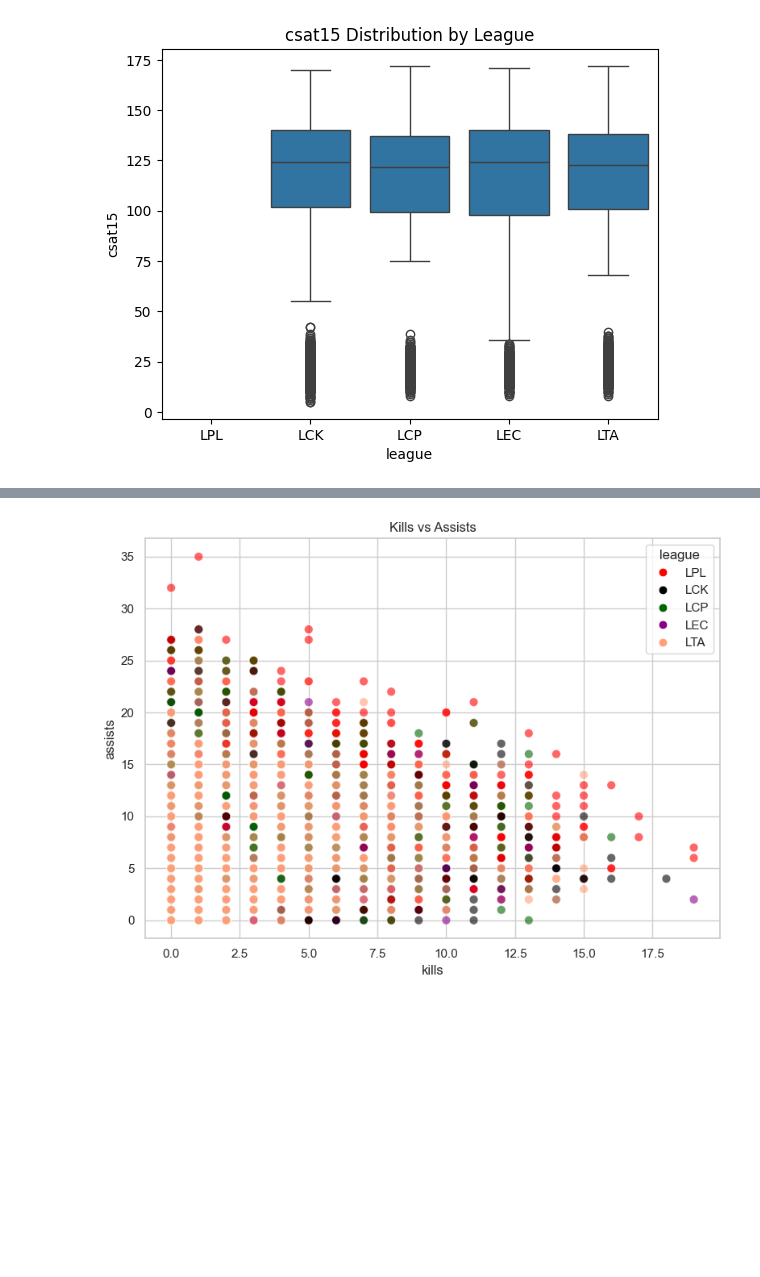
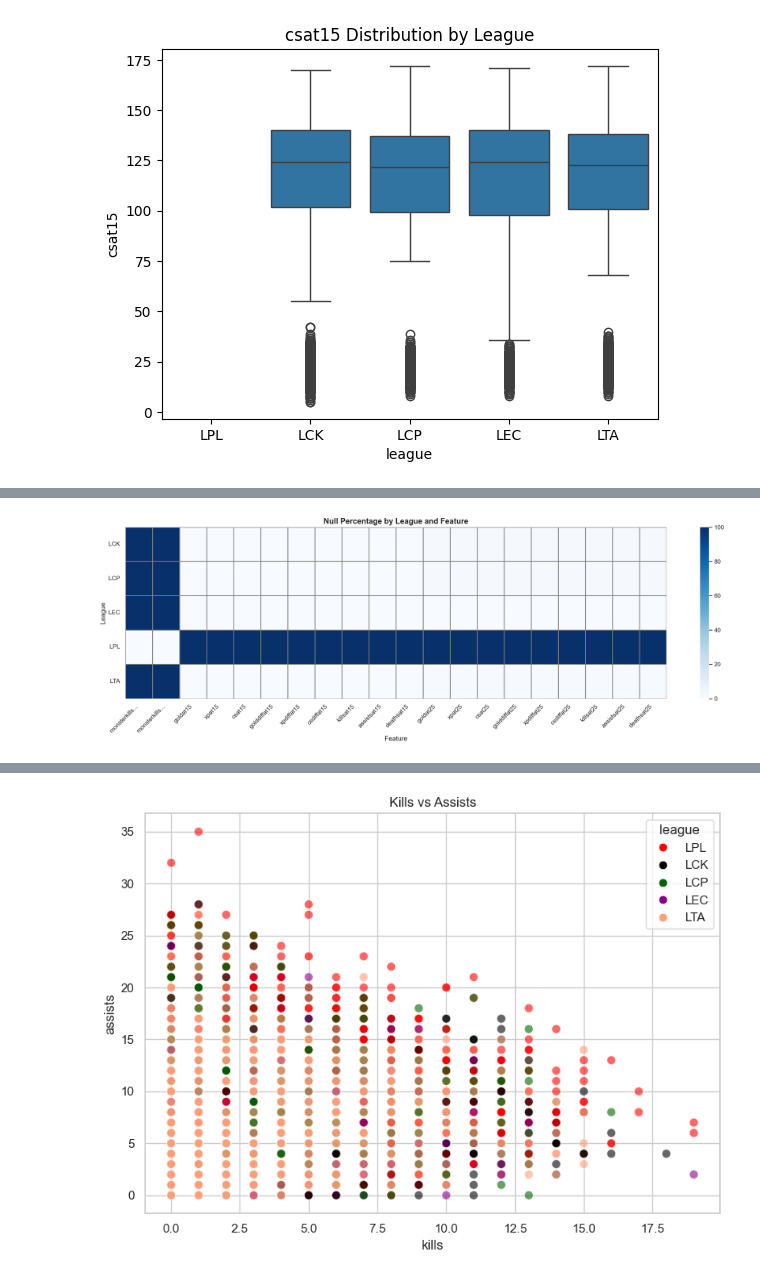
Before and after one commit to maxxyhc/Predicitng-region-of-LOL, a Jupyter notebook: assignment2_tests.ipynb, the cells around one changed output, grey strips where cells are left out. Cells and saved outputs as stored; diff of their text form; code cells hidden in the pictures; blank space fills up the shorter version.

```diff
--- a/assignment2_tests.ipynb
+++ b/assignment2_tests.ipynb
@@ -309,3 +277,37 @@ for c in cols:
+# %%
+# 2. Null % by league (feature × league heatmap)
+null_by_league = (
+    major_league_data_df
+        .groupby("league")
+        .apply(lambda df: df.isnull().mean() * 100)
+)
+
+# ====== Step 2. Filter columns with meaningful nulls (> 5%) ======
+filtered_null = null_by_league.loc[:, null_by_league.max() > 5]
+
+# ====== Step 3. Optional: shorten long names for readability ======
+short_cols = [c[:12] + "..." if len(c) > 12 else c for c in filtered_null.columns]
+filtered_null.columns = short_cols
+
+# ====== Step 4. Plot Beautiful Heatmap ======
+plt.figure(figsize=(18, 6), dpi=150)
+
+sns.heatmap(
+    filtered_null,
+    cmap="Blues",
+    linewidths=.5,
+    linecolor="gray"
+)
+
+plt.title("Null Percentage by League and Feature", fontsize=14, fontweight="bold")
+plt.xlabel("Feature", fontsize=12)
+plt.ylabel("League", fontsize=12)
+plt.xticks(rotation=45, ha='right')
+plt.yticks(rotation=0)
+plt.tight_layout()
+plt.show()
+# %% [output]
+[figure, added]
 # %%
 top10_champions = (
     major_league_data['champion']
```
Also changed, not shown: parts of 8 cells of this notebook.
